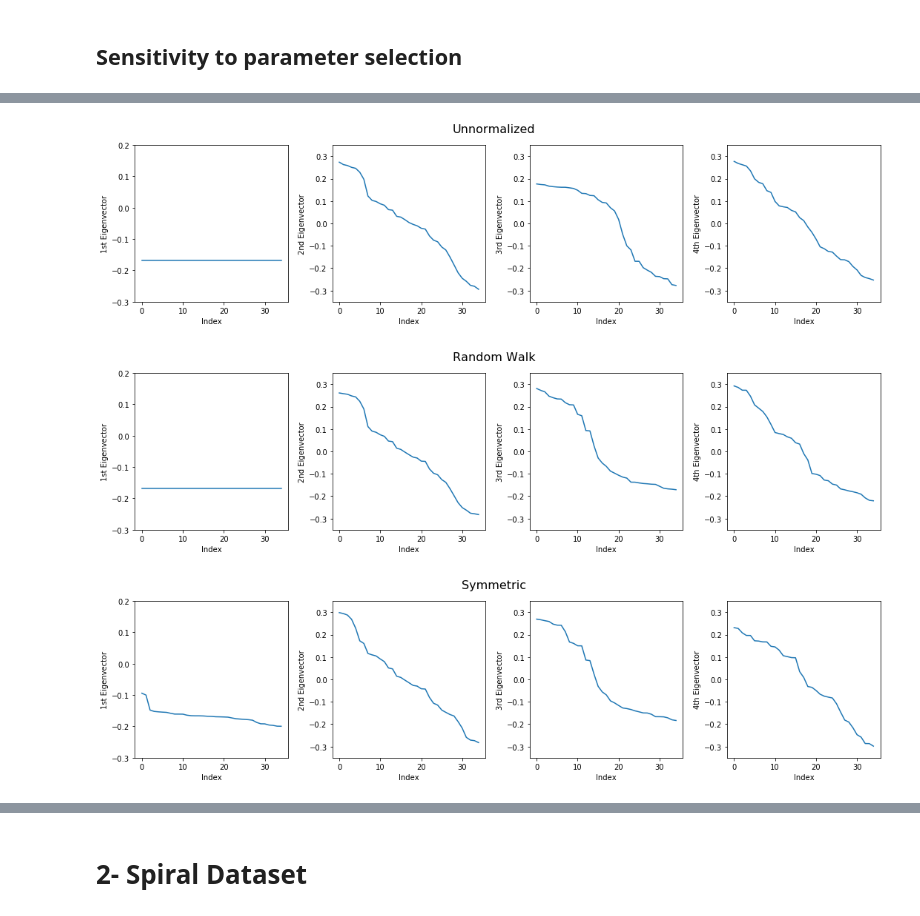
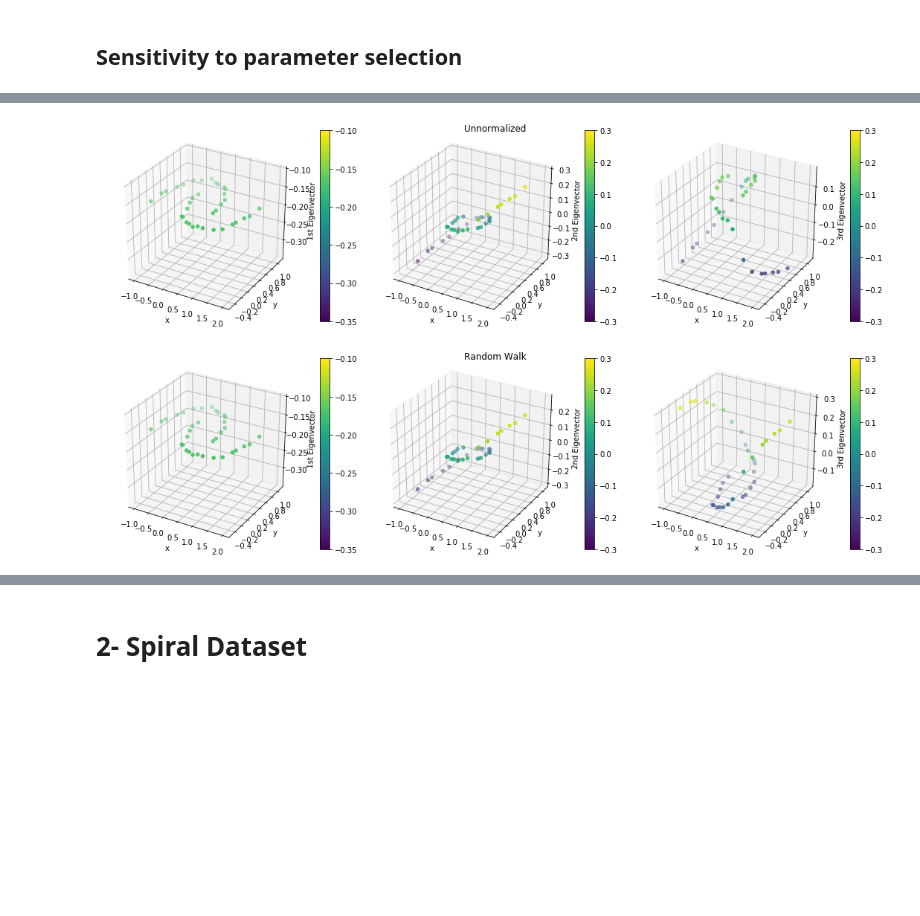
Before and after one commit to msarrias/spectral-clustering, a Jupyter notebook: playground.ipynb, the cells around one changed output, grey strips where cells are left out. Cells and saved outputs as stored; diff of their text form; code cells hidden in the pictures; blank space fills up the shorter version.

```diff
--- a/playground.ipynb
+++ b/playground.ipynb
@@ -150,8 +132,8 @@ f.plot_eigenvalues(eigenvalues_list_ls, titles_list, ylim_list_ls, "figures/61-l
-# %%
-ylim_list =[(-0.3, 0.2), (-0.35, 0.35), (-0.35, 0.35), (-0.35, 0.35)]
-f.plot_eigenvectors(titles_list, eigenvectors_list_ls, ylim_list, "figures/62-line_plot_ls", plot_type="plot")
-#f.plot_eigenvectors(titles_list, eigenvectors_list, ylim_list, "figures/test", plot_type="scatter")
-# %% [output]
-[figure, removed]
-[figure, removed]
-[figure, removed]
+# %%
+f.plot3D_eigenvectors(x,y,3,[rearranged_unnorm_evals_ls, rearranged_rw_evals_ls] ,
+                      [[(-0.35, -0.1),(-0.3,0.3),(-0.3,0.3)],
+                      [(-0.35, -0.1), (-0.3,0.3),(-0.3,0.3)]],
+                     "figures/15-3Deigenvecs_moon_ls")
+# %% [output]
+[figure, added]
+[figure, added]
```
Also changed, not shown: parts of 59 cells of this notebook, 1 other file.
